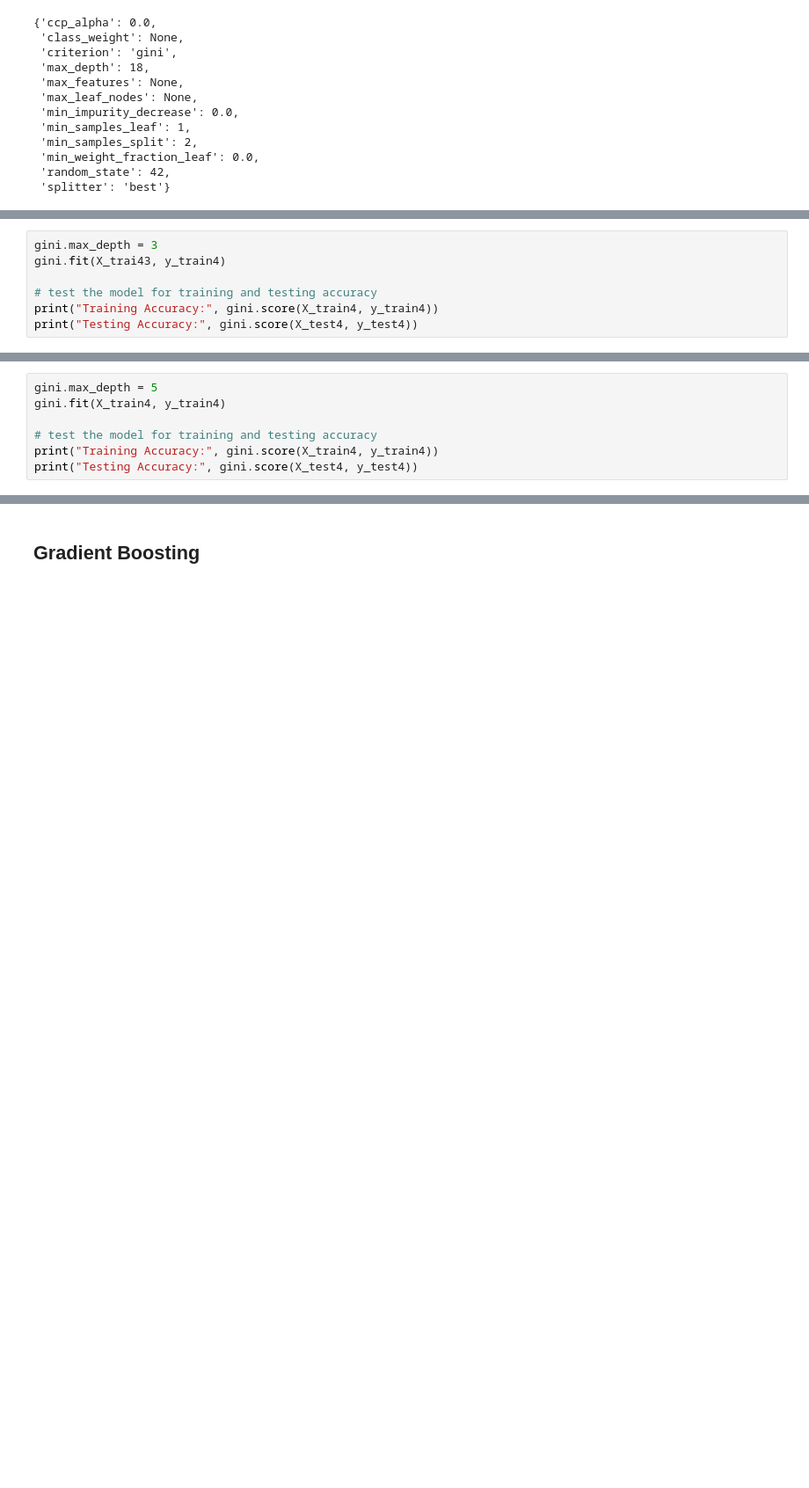
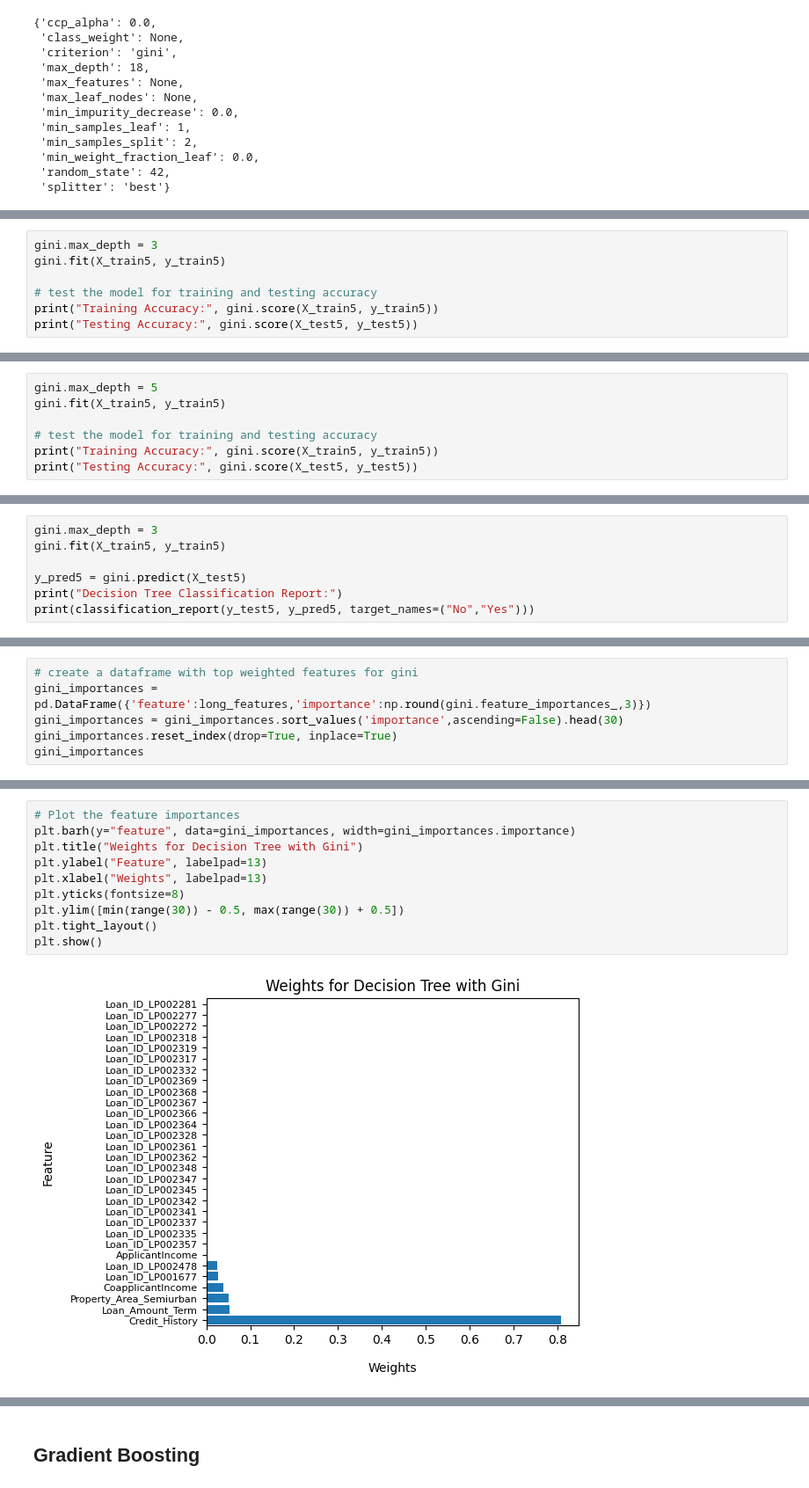
Before and after one commit to SLyubar/machinelearning, a Jupyter notebook: Final Project.ipynb, the cells around one changed output, grey strips where cells are left out. Shown at 88% size. Saved outputs shown, nothing was run; the diff lists cells and outputs as text; blank space fills up the shorter version.

```diff
--- a/Final Project.ipynb
+++ b/Final Project.ipynb
@@ -917,9 +1079,9 @@ Training Accuracy: 0.8088578088578089
 Testing Accuracy: 0.7783783783783784
 # %%
 gini.max_depth = 3
-gini.fit(X_trai43, y_train4)
+gini.fit(X_train5, y_train5)
 
 # test the model for training and testing accuracy
-print("Training Accuracy:", gini.score(X_train4, y_train4))
-print("Testing Accuracy:", gini.score(X_test4, y_test4))
+print("Training Accuracy:", gini.score(X_train5, y_train5))
+print("Testing Accuracy:", gini.score(X_test5, y_test5))
 # %% [output]
@@ -927,9 +1089,9 @@ Training Accuracy: 0.8228438228438228
 Testing Accuracy: 0.7837837837837838
 # %%
 gini.max_depth = 5
-gini.fit(X_train4, y_train4)
+gini.fit(X_train5, y_train5)
 
 # test the model for training and testing accuracy
-print("Training Accuracy:", gini.score(X_train4, y_train4))
-print("Testing Accuracy:", gini.score(X_test4, y_test4))
+print("Training Accuracy:", gini.score(X_train5, y_train5))
+print("Testing Accuracy:", gini.score(X_test5, y_test5))
 # %% [output]
@@ -937,0 +1100,7 @@ Testing Accuracy: 0.7783783783783784
+# %%
+gini.max_depth = 3
+gini.fit(X_train5, y_train5)
+
+y_pred5 = gini.predict(X_test5)
+print("Decision Tree Classification Report:")
+print(classification_report(y_test5, y_pred5, target_names=("No","Yes")))
@@ -937,0 +1117,6 @@ Testing Accuracy: 0.7783783783783784
+# %%
+# create a dataframe with top weighted features for gini
+gini_importances = pd.DataFrame({'feature':long_features,'importance':np.round(gini.feature_importances_,3)})
+gini_importances = gini_importances.sort_values('importance',ascending=False).head(30)
+gini_importances.reset_index(drop=True, inplace=True)
+gini_importances
@@ -938 +1141,13 @@ Testing Accuracy: 0.7783783783783784
+# %%
+# Plot the feature importances
+plt.barh(y="feature", data=gini_importances, width=gini_importances.importance)
+plt.title("Weights for Decision Tree with Gini")
+plt.ylabel("Feature", labelpad=13)
+plt.xlabel("Weights", labelpad=13)
+plt.yticks(fontsize=8)
+plt.ylim([min(range(30)) - 0.5, max(range(30)) + 0.5])
+plt.tight_layout()
+plt.show()
+# %% [output]
+[figure, added]
 # %% [markdown]
```
Also changed, not shown: parts of 103 cells of this notebook.
